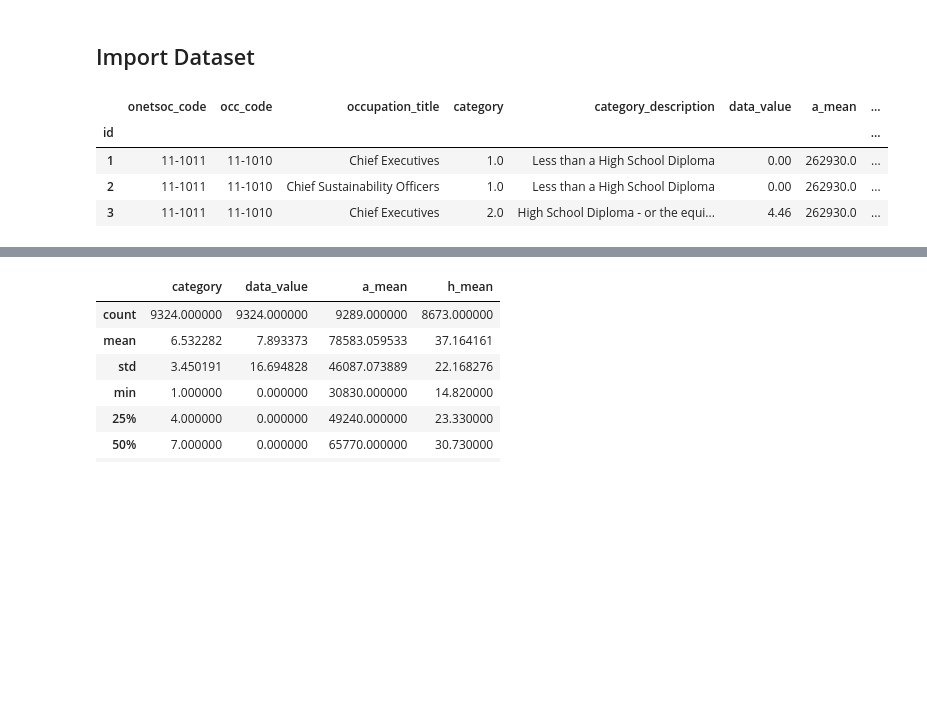
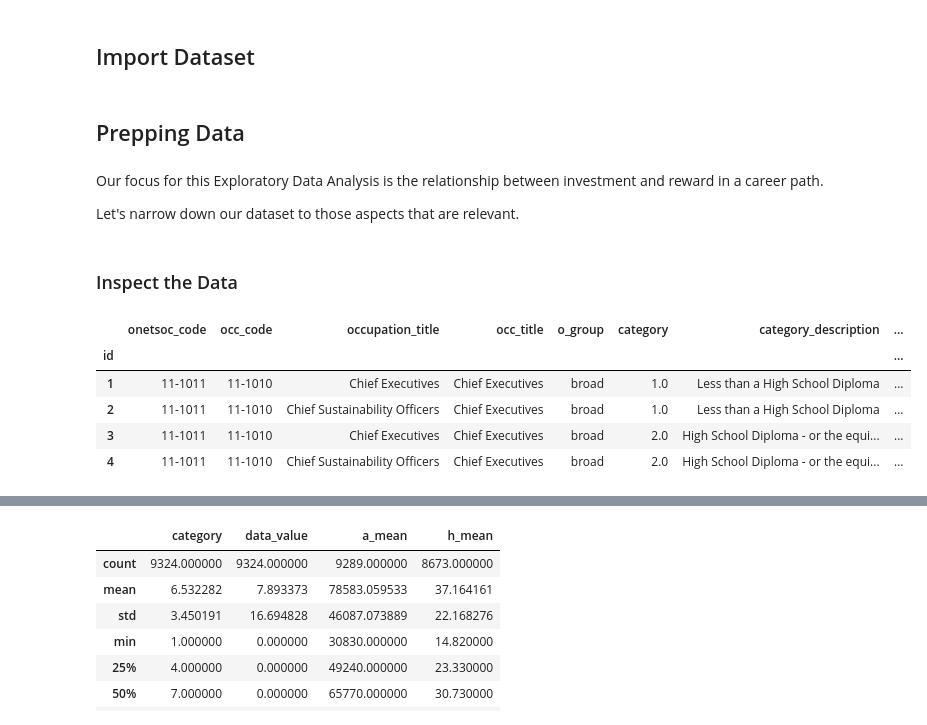
Before and after one commit to blue-santa/comparing-training-req-to-salary-exp, a Jupyter notebook: notebooks/03-exploratory-data-analysis/03-00-eda-train-reward-compare.ipynb, the cells around one changed output, grey strips where cells are left out. Drawn from its saved outputs; the diff is of its cells as text; code cells hidden in the pictures; blank space fills up the shorter version.

```diff
--- a/notebooks/03-exploratory-data-analysis/03-00-eda-train-reward-compare.ipynb
+++ b/notebooks/03-exploratory-data-analysis/03-00-eda-train-reward-compare.ipynb
@@ -77,14 +77,23 @@ full_df = pd.DataFrame()
 
 with engine.connect() as conn:
     full_df = pd.read_sql_table(full_df_table_name, schema=schema_name_import, con=engine, index_col='id')
+# %% [markdown]
+## Prepping Data
+# %% [markdown]
+Our focus for this Exploratory Data Analysis is the relationship between investment and reward in a career path.
+
+Let's narrow down our dataset to those aspects that are relevant.
+# %% [markdown]
+### Inspect the Data
 # %%
-full_df.head(3)
+full_df.head(4)
 # %% [output]
-|  | onetsoc_code | occ_code | occupation_title | category | category_description | data_value | a_mean | ... |
+|  | onetsoc_code | occ_code | occupation_title | occ_title | o_group | category | category_description | ... |
 | id |  |  |  |  |  |  |  | ... |
-| 1 | 11-1011 | 11-1010 | Chief Executives | 1.0 | Less than a High School Diploma | 0.00 | 262930.0 | ... |
-| 2 | 11-1011 | 11-1010 | Chief Sustainability Officers | 1.0 | Less than a High School Diploma | 0.00 | 262930.0 | ... |
-| 3 | 11-1011 | 11-1010 | Chief Executives | 2.0 | High School Diploma - or the equi... | 4.46 | 262930.0 | ... |
+| 1 | 11-1011 | 11-1010 | Chief Executives | Chief Executives | broad | 1.0 | Less than a High School Diploma | ... |
+| 2 | 11-1011 | 11-1010 | Chief Sustainability Officers | Chief Executives | broad | 1.0 | Less than a High School Diploma | ... |
+| 3 | 11-1011 | 11-1010 | Chief Executives | Chief Executives | broad | 2.0 | High School Diploma - or the equi... | ... |
+| 4 | 11-1011 | 11-1010 | Chief Sustainability Officers | Chief Executives | broad | 2.0 | High School Diploma - or the equi... | ... |
 # %%
 full_df.shape
 # %% [output]
```
Also changed, not shown: parts of 65 cells of this notebook.
